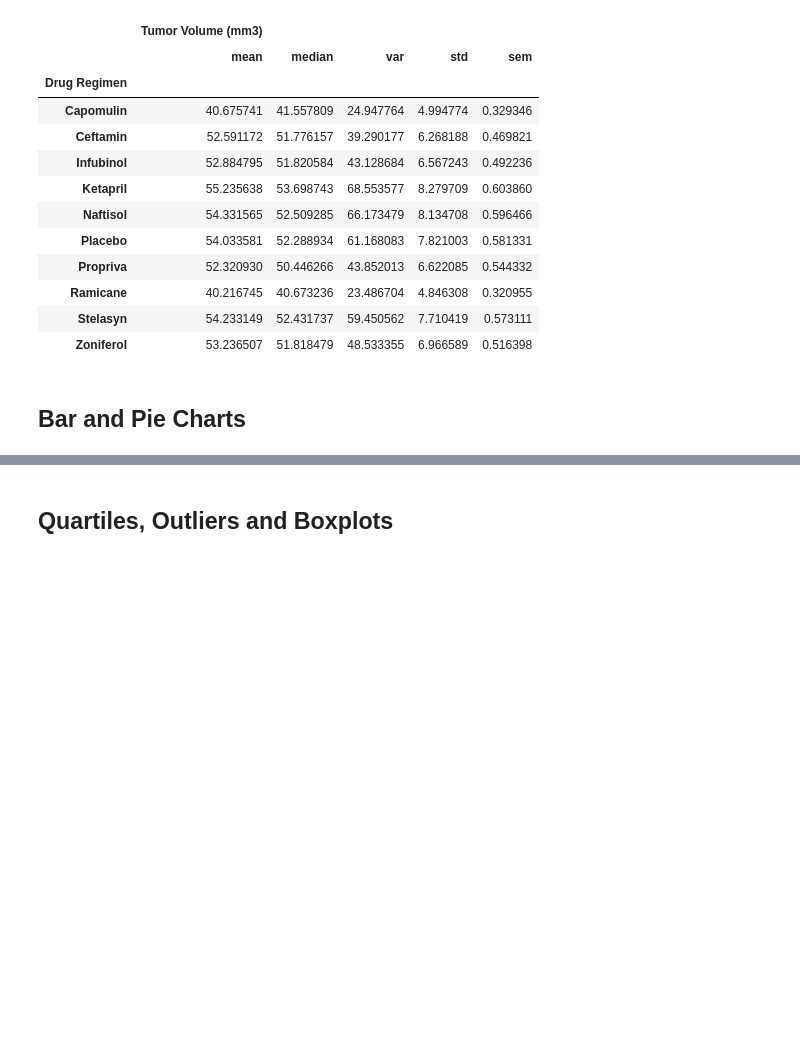
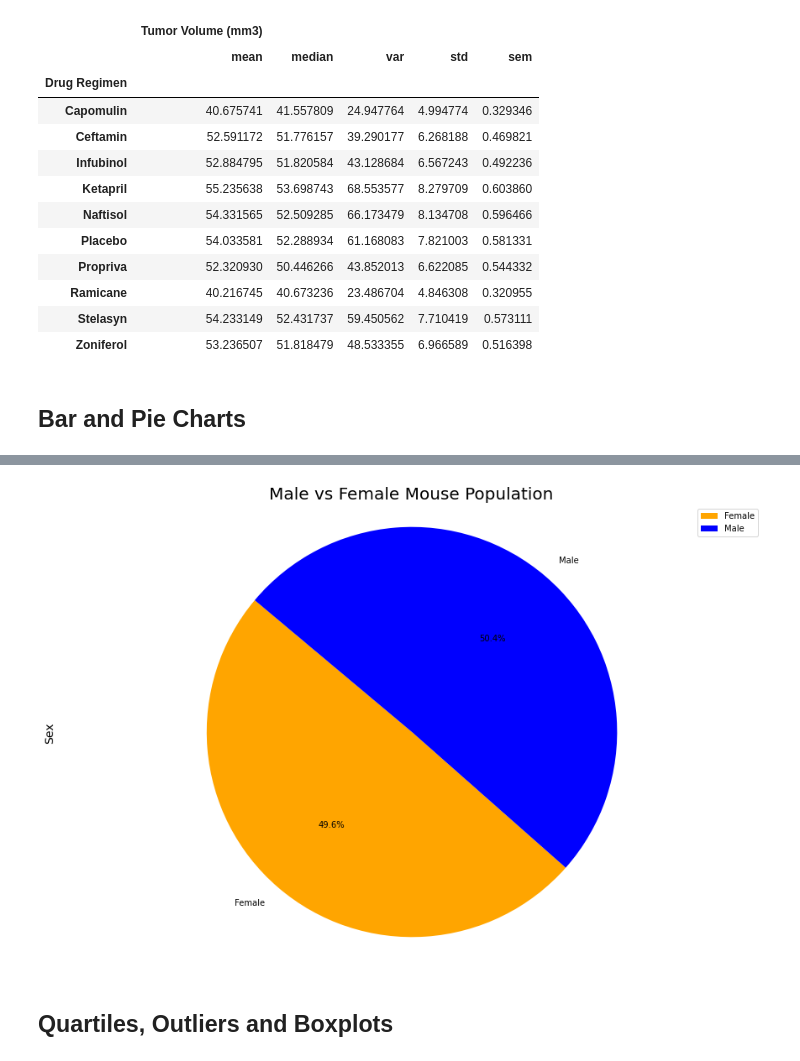
Before and after one commit to Jesskhunter/Matplotlib-Challenge, a Jupyter notebook: Pymaceuticals/pymaceuticals_starter.ipynb, the cells around one changed output, grey strips where cells are left out. Saved outputs shown, nothing was run; the diff lists cells and outputs as text; code cells hidden in the pictures; blank space fills up the shorter version.

```diff
--- a/Pymaceuticals/pymaceuticals_starter.ipynb
+++ b/Pymaceuticals/pymaceuticals_starter.ipynb
@@ -210,3 +293,18 @@ drug_regimen_agg
+# %%
+# Generate a pie plot showing the distribution of female versus male mice using pandas
+
+colors = ['orange', 'blue']
+explode = (0.1, 0)
+plot = mouse_gender.plot.pie(y='Total Count',figsize=(15,10), colors = colors, startangle=140, autopct="%1.1f%%")
+
+plt.title('Male vs Female Mouse Population',fontsize = 20)
+plt.ylabel('Sex',fontsize = 14)
+plt.axis("equal")
+
+# plt.savefig("../Images/pi_pandas.png", bbox_inches = "tight")
+plt.show()
+# %% [output]
+[figure, added]
 # %%
 # Generate a pie plot showing the distribution of female versus male mice using pyplot
 # %% [markdown]
```
Also changed, not shown: parts of 9 cells of this notebook.
